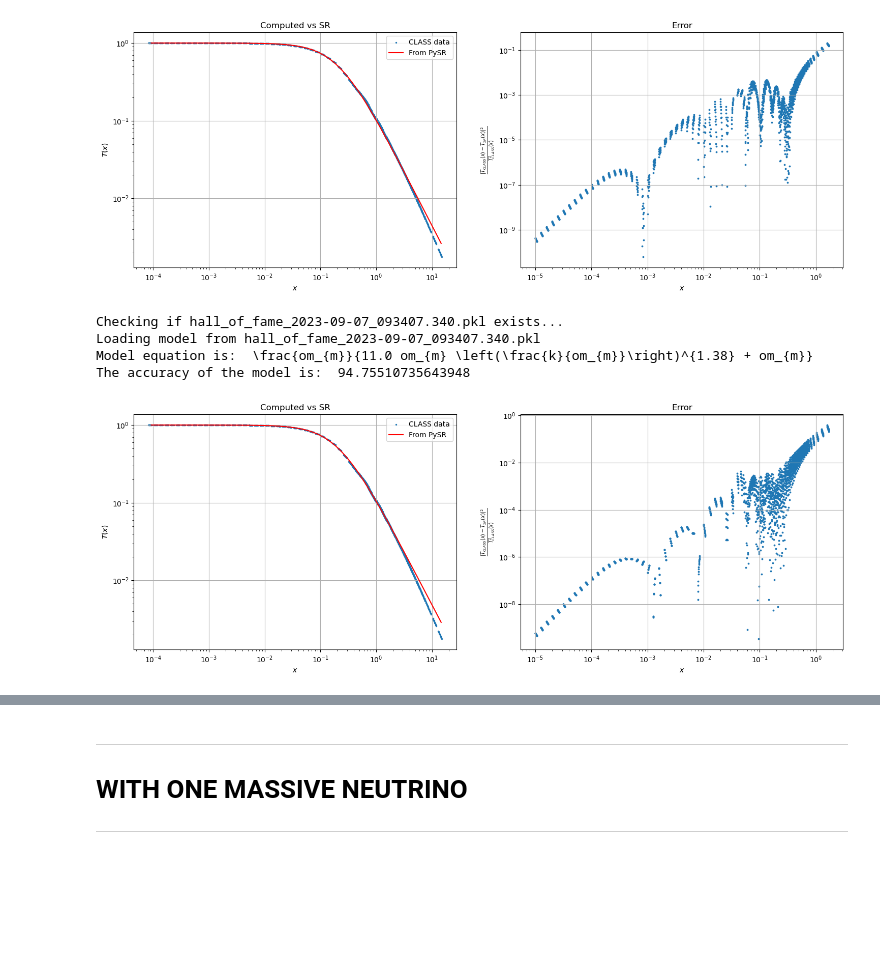
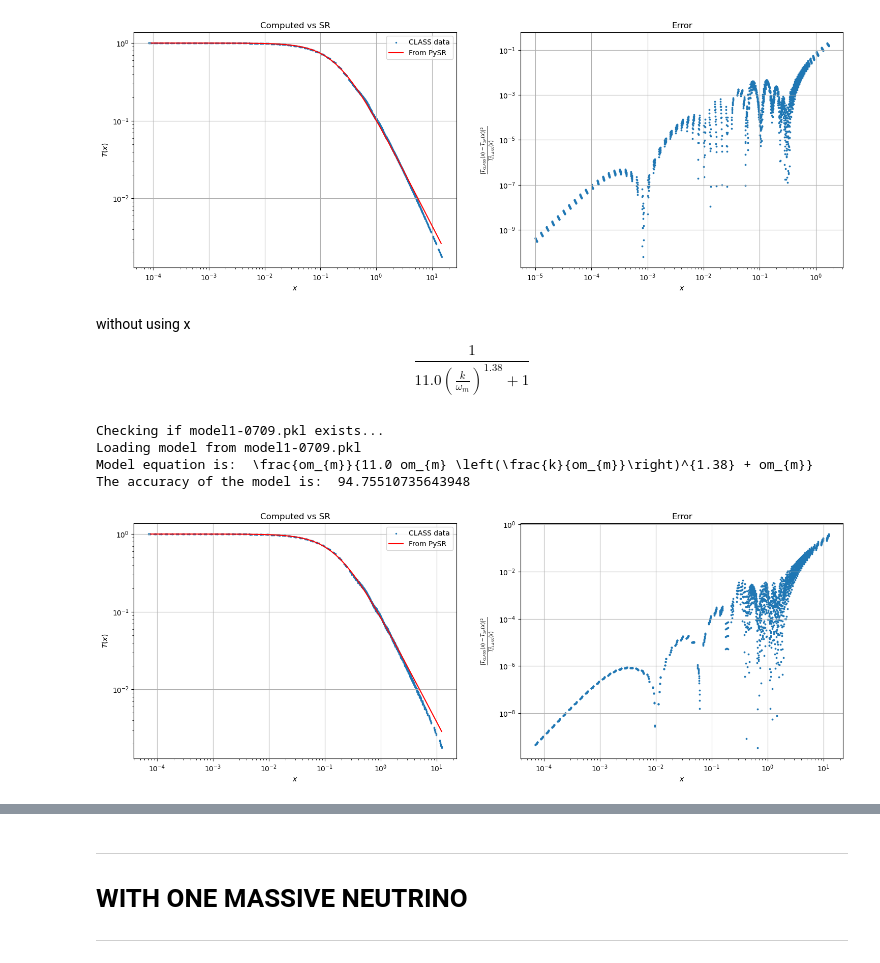
Before and after one commit to farocrown/Simreg, a Jupyter notebook: sr_tf_graphs.ipynb, the cells around one changed output, grey strips where cells are left out. Cells and saved outputs as stored; diff of their text form; code cells hidden in the pictures; blank space fills up the shorter version.

Commit message:
implemented new models

```diff
--- a/sr_tf_graphs.ipynb
+++ b/sr_tf_graphs.ipynb
@@ -90,11 +90,12 @@ def bran2(x,y,T,alpha):
 ----
 # %%
 tf = pd.read_csv('TF_16.csv')
-k = tf['k (h/Mpc)'].values
+z = (tf['k (h/Mpc)']/tf['omega_m']).values
 x = tf['x'].values
 y = pd.DataFrame({'k': tf['k (h/Mpc)'], 'om_b': tf['omega_b'],'om_m': tf['omega_m']})
 T = tf['T(k)'].values
 x = x.reshape(-1,1)
+z = z.reshape(-1,1)
 # %% [markdown]
 $$ T(x)=- \frac{1.96}{- \frac{17.4 x^{0.0917}}{\left(\frac{1}{x}\right)^{1.31}} - 1.96}=\frac{1}{1+8.88x^{1.40}} $$
 # %%
@@ -105,11 +106,14 @@ Loading model from model3-3108.pkl
 Model equation is:  - \frac{1.96}{- \frac{17.4 x^{0.0917}}{\left(\frac{1}{x}\right)^{1.31}} - 1.96}
 The accuracy of the model is:  96.15594499783236
 [figure]
+# %% [markdown]
+without using x
+$$\frac{1}{11.0 \left(\frac{k}{\omega_{m}}\right)^{1.38} + 1}$$
 # %%
-bran2(x,y,T,'hall_of_fame_2023-09-07_093407.340.pkl')
+bran2(k,y,T,'model1-0709.pkl')
 # %% [output]
-Checking if hall_of_fame_2023-09-07_093407.340.pkl exists...
-Loading model from hall_of_fame_2023-09-07_093407.340.pkl
+Checking if model1-0709.pkl exists...
+Loading model from model1-0709.pkl
 Model equation is:  \frac{om_{m}}{11.0 om_{m} \left(\frac{k}{om_{m}}\right)^{1.38} + om_{m}}
 The accuracy of the model is:  94.75510735643948
-[figure, old version]
+[figure, new version]
```
Also changed, not shown: parts of 2 cells of this notebook, 3 other files.
